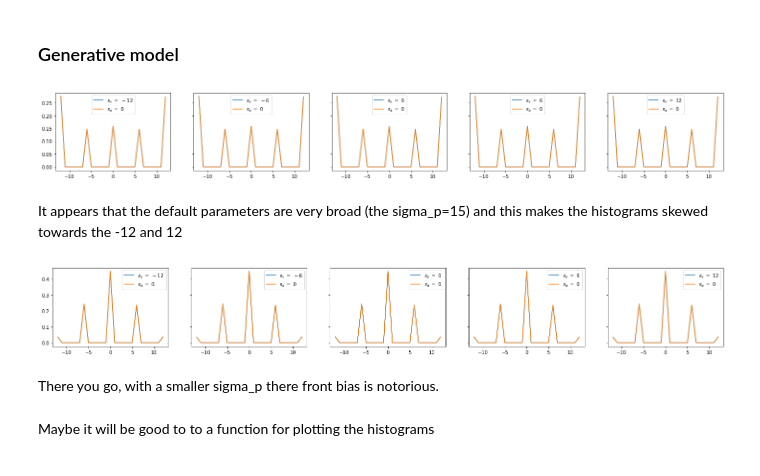
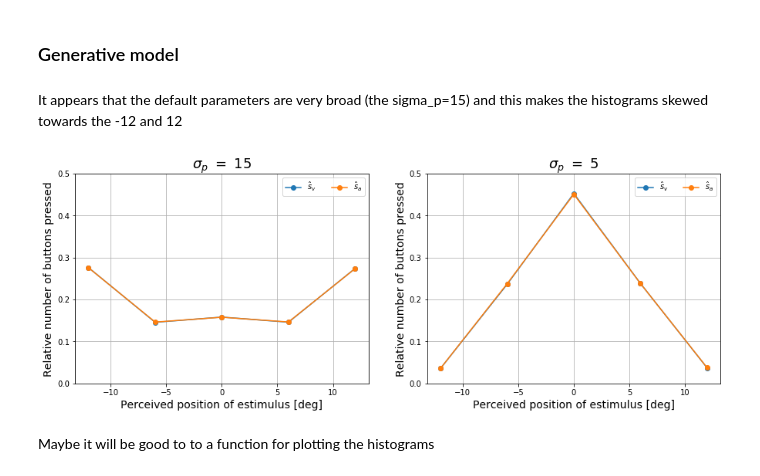
Before and after one commit to psrmx/The_Chantastic4, a Jupyter notebook: MultisensoryPerception/MultisensoryPerception-MengPao.ipynb, the cells around one changed output. Saved outputs shown, nothing was run; the diff lists cells and outputs as text; code cells hidden in the pictures.

```diff
--- a/MultisensoryPerception/MultisensoryPerception-MengPao.ipynb
+++ b/MultisensoryPerception/MultisensoryPerception-MengPao.ipynb
@@ -363,43 +365,39 @@ def generate_sources(samples=int(10e4), sigma_p=sigma_p0, p_com=p_com0):
     s_v = cont_to_disc(s_v)
     s_a = cont_to_disc(s_a)
 
-    # Estimulus pairs (s_v, s_a)
-    source1 = np.array([s, s])
-    source2 = np.array([s_v, s_a])
+    # Estimulus pairs (s_v, s_a)(think spanish!)
+    source_v = np.concatenate([s, s_v])
+    source_a = np.concatenate([s, s_a])
 
-    return source1, source2
+    return source_v, source_a, num_C1
 # %%
 # Set of stimulus pairs
-source1, source2 = generate_sources()
+s_v0, s_a0, _ = generate_sources()
-# %%
-fig, axes = plt.subplots(1, 5, sharey=True, figsize=(25,3))
-for i in range(len(pos)):
-    hist_v, _ = np.histogram(source1[0], bins=np.linspace(-12.5,12.5,26), density=True)
-    hist_a, _ = np.histogram(source1[1], bins=np.linspace(-12.5,12.5,26), density=True)
-    axes[i].plot(np.linspace(-12,12,25), hist_v, label=r'$s_v\ =\ %d$'%pos[i])
-    axes[i].plot(np.linspace(-12,12,25), hist_a, label=r'$s_a\ =\ %d$'%0)
-    axes[i].legend()
-plt.show()
-# %% [output]
-[figure, removed]
 # %% [markdown]
 It appears that the default parameters are very broad (the sigma_p=15) and this makes the histograms skewed towards the -12 and 12
 # %%
 # Try different sigma_p
-source1, source2 = generate_sources(sigma_p=5)
+s_v, s_a, _ = generate_sources(sigma_p=5)
 # %%
-fig, axes = plt.subplots(1, 5, sharey=True, figsize=(25,3))
-for i in range(len(pos)):
-    hist_v, _ = np.histogram(source1[0], bins=np.linspace(-12.5,12.5,26), density=True)
-    hist_a, _ = np.histogram(source1[1], bins=np.linspace(-12.5,12.5,26), density=True)
-    axes[i].plot(np.linspace(-12,12,25), hist_v, label=r'$s_v\ =\ %d$'%pos[i])
-    axes[i].plot(np.linspace(-12,12,25), hist_a, label=r'$s_a\ =\ %d$'%0)
-    axes[i].legend()
+to_plot = [[s_v0, s_a0], [s_v, s_a]]
+
+title = [r"$\sigma_p\ =\ %d$"%sigma_p0, r"$\sigma_p\ =\ %d$"%5]
+plt.figure(figsize=(15,5))
+for i, source in enumerate(to_plot):
+    hist_v, _ = np.histogram(source[0], bins=np.linspace(-12.5,12.5,26), density=True)
+    hist_a, _ = np.histogram(source[1], bins=np.linspace(-12.5,12.5,26), density=True)
+    plt.subplot(1,2,i+1)
+    plt.plot(np.linspace(-12,12,5), hist_v[hist_v!=0], "o-", label=r'$\hat{s}_v$')
+    plt.plot(np.linspace(-12,12,5), hist_a[hist_a!=0], "o-", label=r'$\hat{s}_a$')
+    plt.title(title[i], size=18)
+    plt.xlabel("Perceived position of estimulus [deg]", size=14)
+    plt.ylabel("Relative number of buttons pressed", size=14)
+    plt.legend(ncol=2)
+    plt.ylim(0,0.5)
+    plt.grid()
 plt.show()
 # %% [output]
-[figure, old version]
+[figure, new version]
-# %% [markdown]
-There you go, with a smaller sigma_p there front bias is notorious.
 # %% [markdown]
 Maybe it will be good to to a function for plotting the histograms
 # %% [markdown]
```
Also changed, not shown: parts of 18 cells of this notebook.
